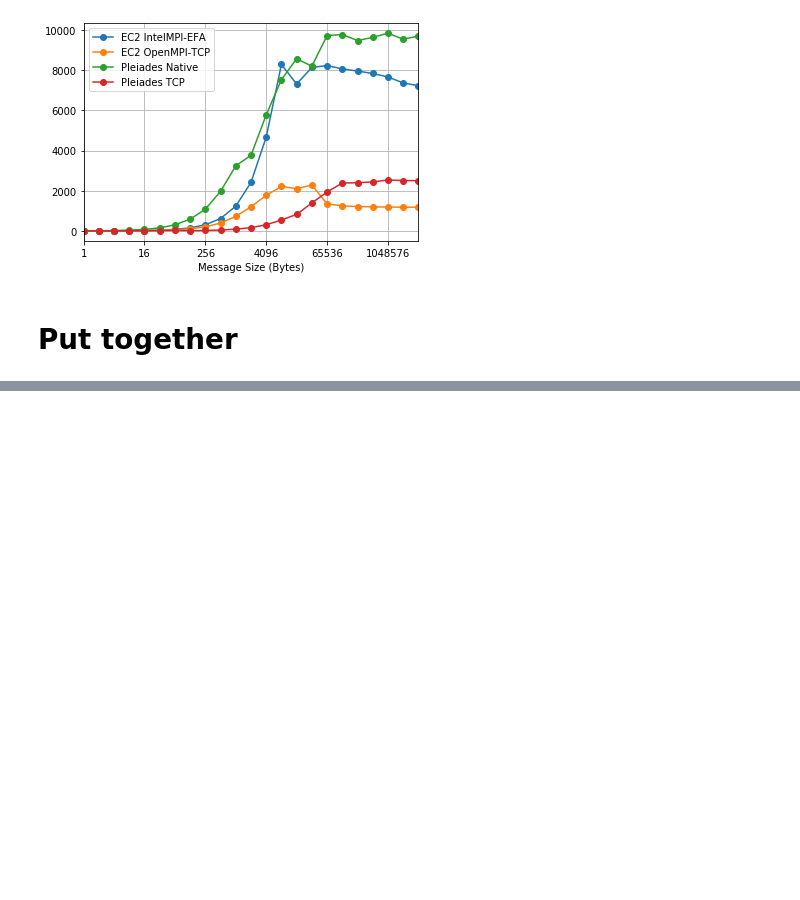
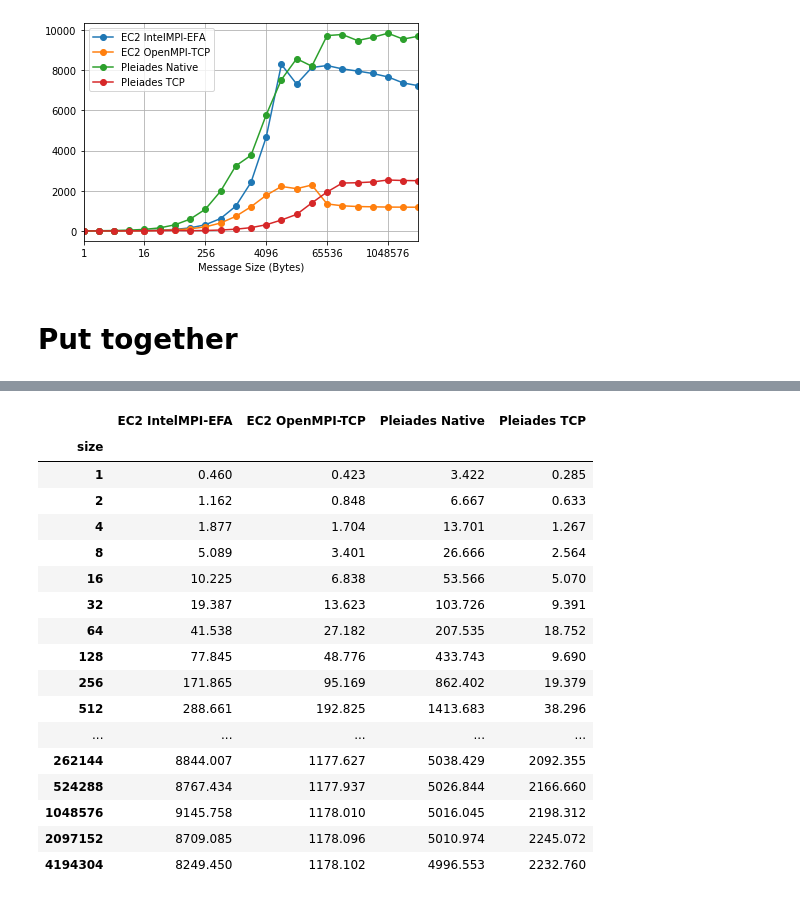
Before and after one commit to JiaweiZhuang/aws-mpi-benchmark, a Jupyter notebook: notebooks/pt2pt_compare_pleiades.ipynb, the cells around one changed output, grey strips where cells are left out. Drawn from its saved outputs; the diff is of its cells as text; code cells hidden in the pictures; blank space fills up the shorter version.

```diff
--- a/notebooks/pt2pt_compare_pleiades.ipynb
+++ b/notebooks/pt2pt_compare_pleiades.ipynb
@@ -120,0 +144,21 @@ fig.savefig('pt2pt_compare.png', dpi=300)
+# %%
+bw_all
+# %% [output]
+|  | EC2 IntelMPI-EFA | EC2 OpenMPI-TCP | Pleiades Native | Pleiades TCP |
+| size |  |  |  |  |
+| 1 | 0.460 | 0.423 | 3.422 | 0.285 |
+| 2 | 1.162 | 0.848 | 6.667 | 0.633 |
+| 4 | 1.877 | 1.704 | 13.701 | 1.267 |
+| 8 | 5.089 | 3.401 | 26.666 | 2.564 |
+| 16 | 10.225 | 6.838 | 53.566 | 5.070 |
+| 32 | 19.387 | 13.623 | 103.726 | 9.391 |
+| 64 | 41.538 | 27.182 | 207.535 | 18.752 |
+| 128 | 77.845 | 48.776 | 433.743 | 9.690 |
+| 256 | 171.865 | 95.169 | 862.402 | 19.379 |
+| 512 | 288.661 | 192.825 | 1413.683 | 38.296 |
+| ... | ... | ... | ... | ... |
+| 262144 | 8844.007 | 1177.627 | 5038.429 | 2092.355 |
+| 524288 | 8767.434 | 1177.937 | 5026.844 | 2166.660 |
+| 1048576 | 9145.758 | 1178.010 | 5016.045 | 2198.312 |
+| 2097152 | 8709.085 | 1178.096 | 5010.974 | 2245.072 |
+| 4194304 | 8249.450 | 1178.102 | 4996.553 | 2232.760 |
```
Also changed, not shown: parts of 4 cells of this notebook, 1 other file.
